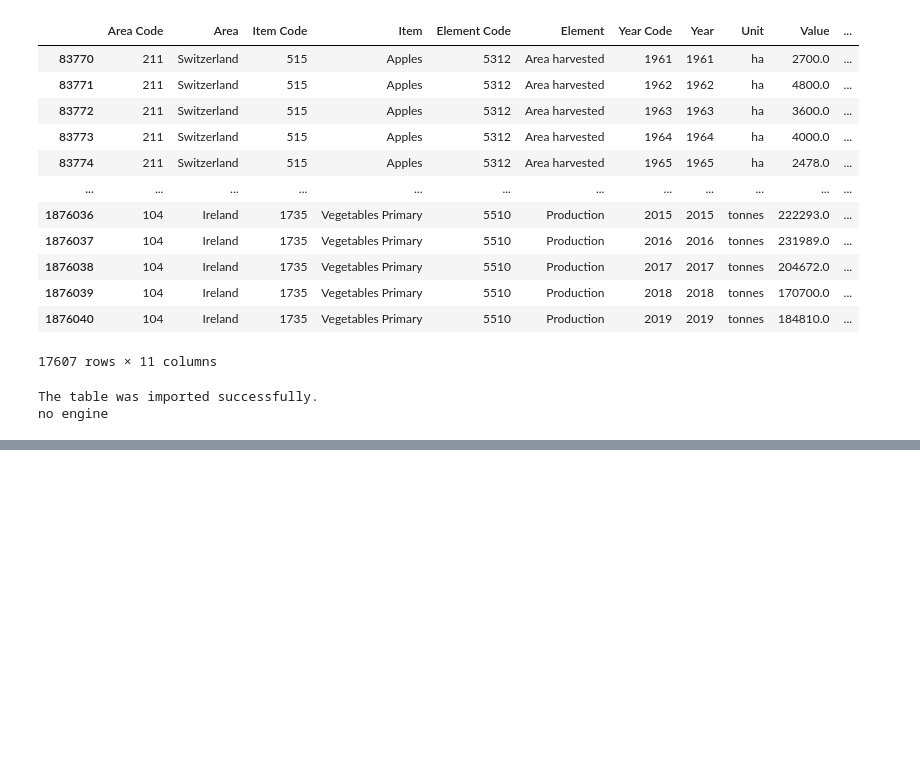
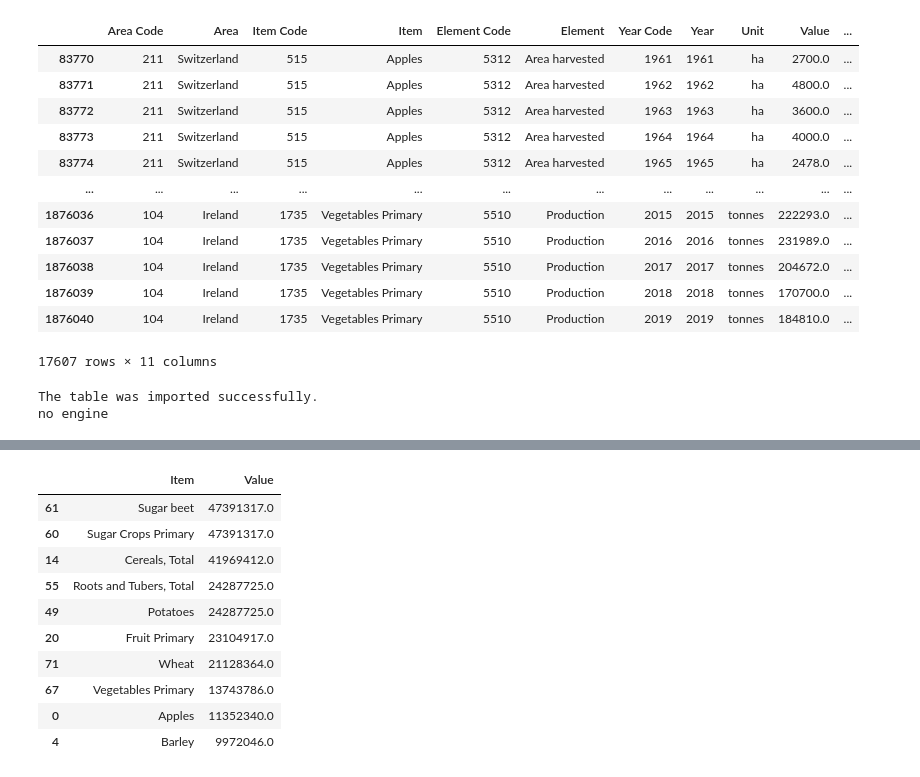
Before and after one commit to ElnazSaeidi/capstone-project-AEJS, a Jupyter notebook: Ella.ipynb, the cells around one changed output, grey strips where cells are left out. Cells and saved outputs as stored; diff of their text form; code cells hidden in the pictures; blank space fills up the shorter version.

```diff
--- a/Ella.ipynb
+++ b/Ella.ipynb
@@ -927,0 +999,27 @@ no engine
+# %%
+switzerland_crops_pro = df_crops_all[
+    (df_crops_all['Area'] == 'Switzerland') &
+    (df_crops_all['Element'] == 'Production') &
+    (df_crops_all['Year'].between(1980, 2019))
+]
+
+crop_grouped_pro_sw = switzerland_crops_pro.groupby('Item')['Value'].sum().reset_index()
+
+# Sort the data in descending order based on total production
+sorted_crops_pro_sw = crop_grouped_pro_sw.sort_values(by='Value', ascending=False)
+
+top_10_crops_pro_sw = sorted_crops_pro_sw.head(10)
+
+top_10_crops_pro_sw
+# %% [output]
+|  | Item | Value |
+| 61 | Sugar beet | 47391317.0 |
+| 60 | Sugar Crops Primary | 47391317.0 |
+| 14 | Cereals, Total | 41969412.0 |
+| 55 | Roots and Tubers, Total | 24287725.0 |
+| 49 | Potatoes | 24287725.0 |
+| 20 | Fruit Primary | 23104917.0 |
+| 71 | Wheat | 21128364.0 |
+| 67 | Vegetables Primary | 13743786.0 |
+| 0 | Apples | 11352340.0 |
+| 4 | Barley | 9972046.0 |
```
Also changed, not shown: parts of 6 cells of this notebook, 2 other files.
